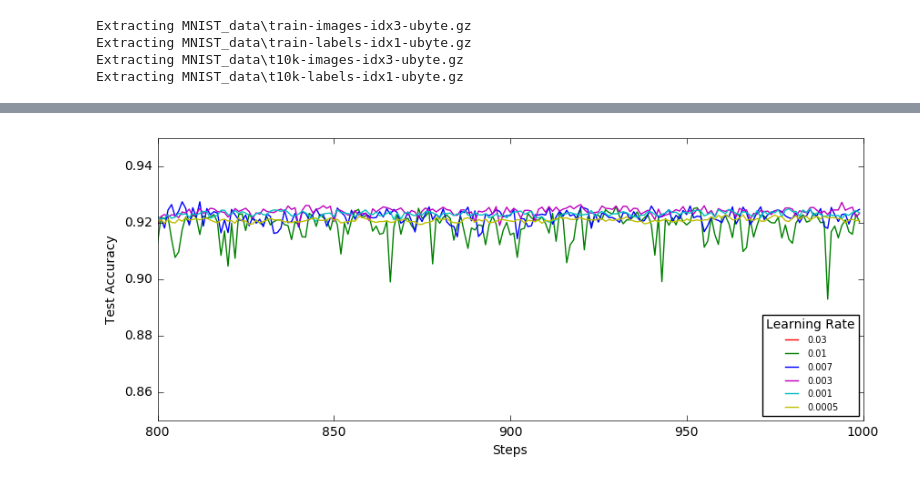
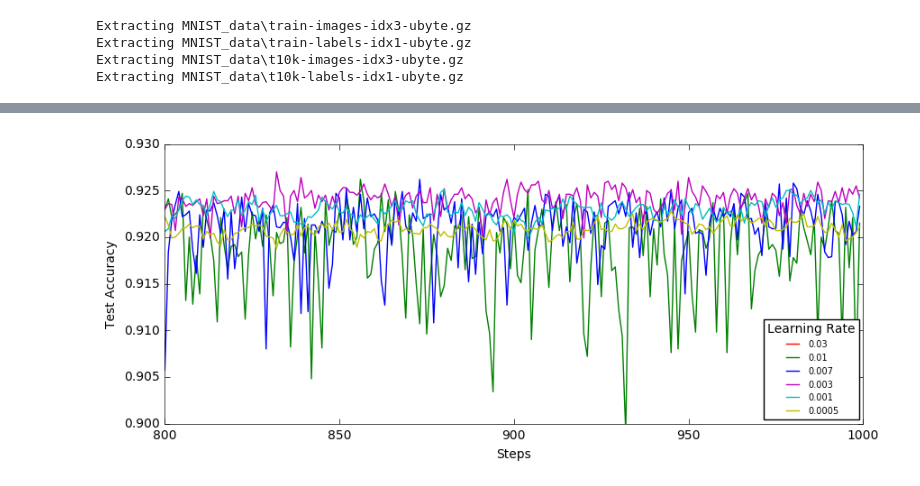
Before and after one commit to pournasserian/MNIST, a Jupyter notebook: MNIST-1-OneLayer.ipynb, the cells around one changed output, grey strips where cells are left out. Cells and saved outputs as stored; diff of their text form; code cells hidden in the pictures.

```diff
--- a/MNIST-1-OneLayer.ipynb
+++ b/MNIST-1-OneLayer.ipynb
@@ -170,8 +170,8 @@ plot_performance_chart(acc_check, test_accuracy, LEARNING_RATES, 'Test Accuracy'
 # %%
 plot_performance_chart(acc_check, test_accuracy, LEARNING_RATES, 'Test Accuracy',
-                       xmin = 800, xmax = 1000, ymin = 0.85, ymax = 0.95)
+                       xmin = 800, xmax = 1000, ymin = 0.90, ymax = 0.93)
 # %% [output]
-[figure, old version]
+[figure, new version]
 # %%
 plot_performance_chart(acc_check, test_loss, LEARNING_RATES, 'Test Loss')
 # %% [output]
```
Also changed, not shown: parts of 8 cells of this notebook.
